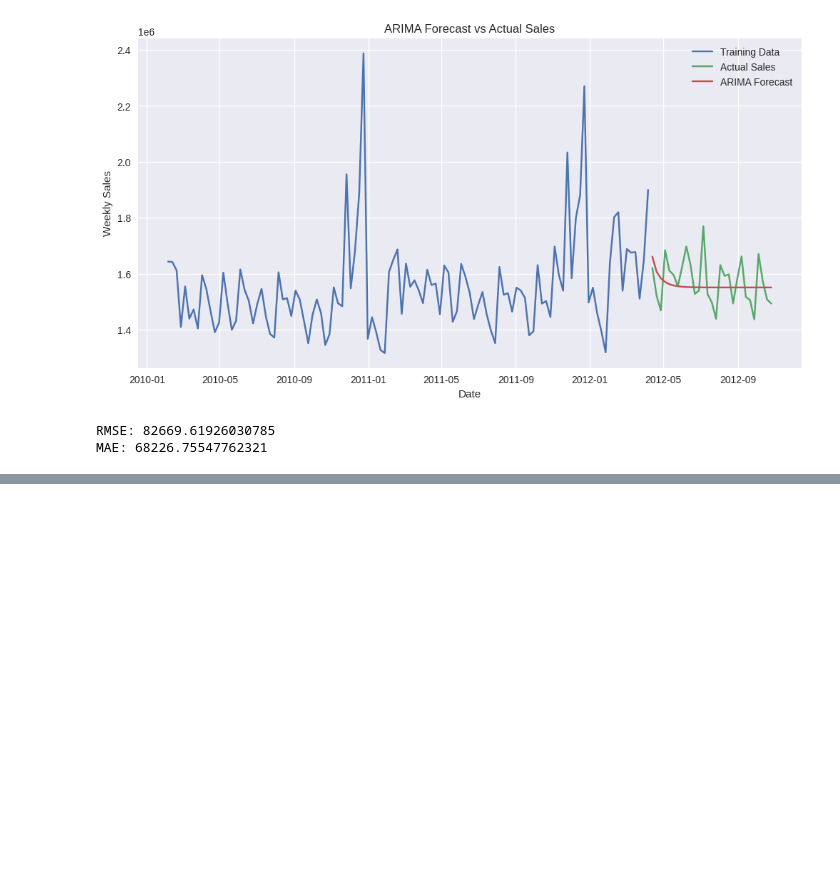
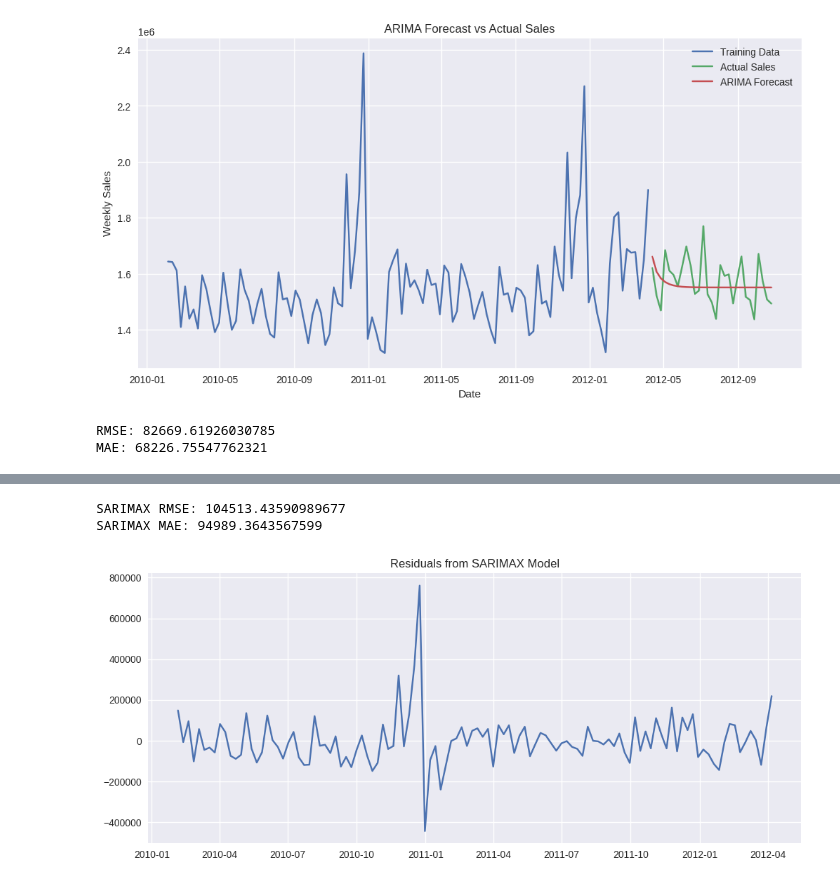
Before and after one commit to prarthna-kul/Retail-Sales-Forecasting, a Jupyter notebook: Retail_Sales_Forecasting_TimeSeries.ipynb, the cells around one changed output, grey strips where cells are left out. Saved outputs shown, nothing was run; the diff lists cells and outputs as text; code cells hidden in the pictures; blank space fills up the shorter version.

```diff
--- a/Retail_Sales_Forecasting_TimeSeries.ipynb
+++ b/Retail_Sales_Forecasting_TimeSeries.ipynb
@@ -319,0 +428,18 @@ MAE: 68226.75547762321
+# %%
+sarimax_rmse = np.sqrt(mean_squared_error(test, sarimax_forecast))
+sarimax_mae = mean_absolute_error(test, sarimax_forecast)
+
+print("SARIMAX RMSE:", sarimax_rmse)
+print("SARIMAX MAE:", sarimax_mae)
+# %% [output]
+SARIMAX RMSE: 104513.43590989677
+SARIMAX MAE: 94989.3643567599
+# %%
+residuals = sarimax_fit.resid
+# %%
+plt.figure(figsize=(12,5))
+plt.plot(residuals)
+plt.title("Residuals from SARIMAX Model")
+plt.show()
+# %% [output]
+[figure, added]
```
Also changed, not shown: parts of 24 cells of this notebook.
